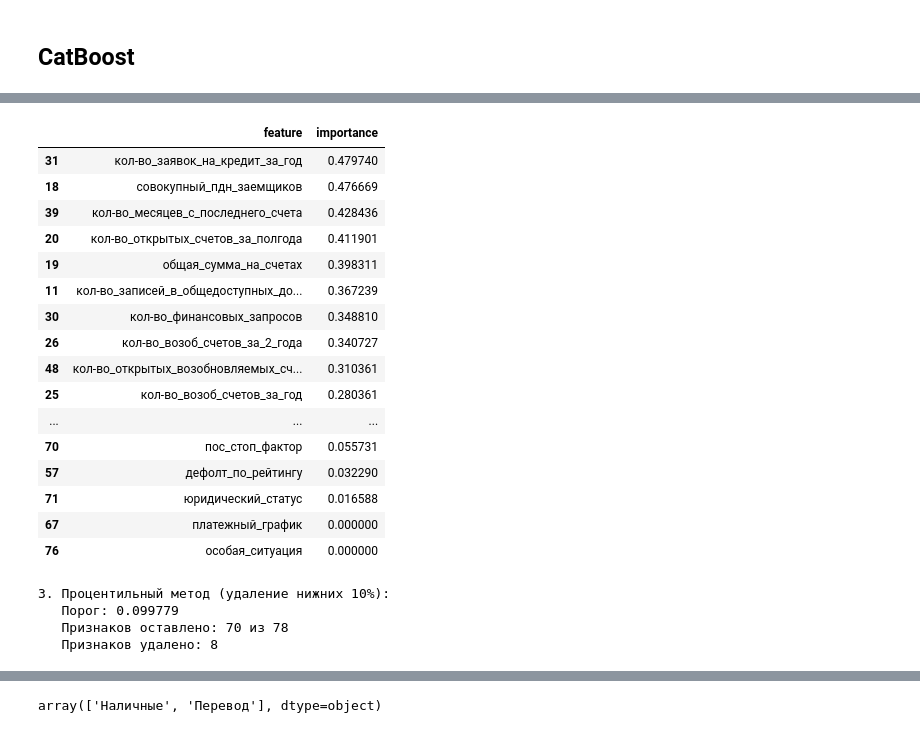
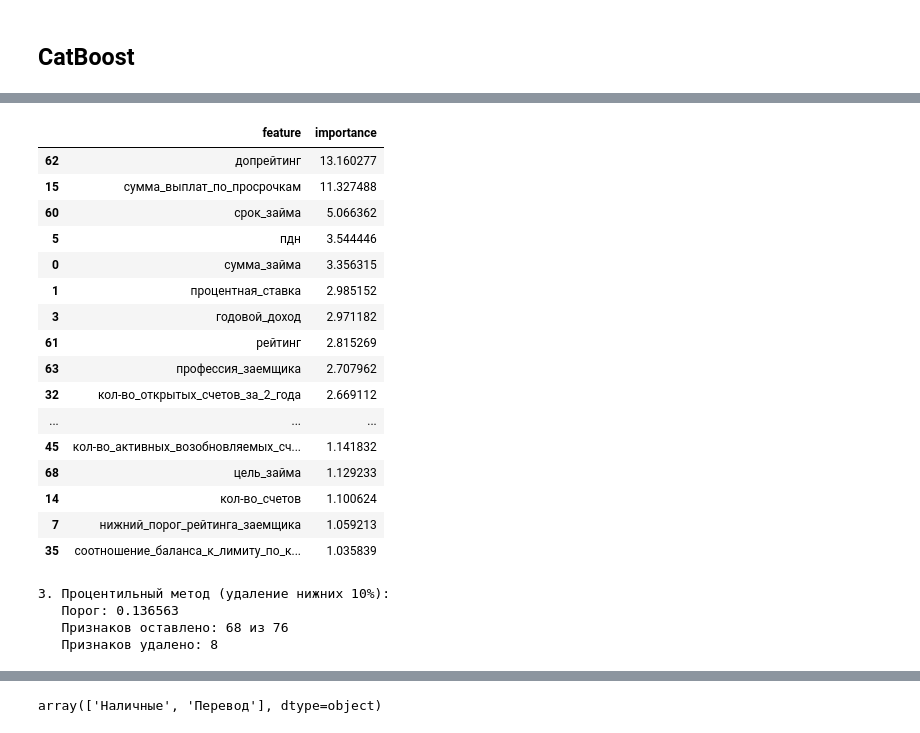
Before and after one commit to skytecat/CreditScoring, a Jupyter notebook: credit_scoring.ipynb, the cells around one changed output, grey strips where cells are left out. Drawn from its saved outputs; the diff is of its cells as text; code cells hidden in the pictures.

```diff
--- a/credit_scoring.ipynb
+++ b/credit_scoring.ipynb
@@ -446,0 +447,2 @@ Logistic Regression AUC: 0.6617
+# %%
+X_train = X_train.drop(['тип_предоставления_кредита', 'первоначальный_статус_займа'], axis=1)
@@ -993,25 +964,25 @@ importance_df = pd.DataFrame({
     'importance': importances
 }).sort_values('importance', ascending=False)
 # %%
-importance_df[50:]
+importance_df[:30]
 # %% [output]
 |  | feature | importance |
-| 31 | кол-во_заявок_на_кредит_за_год | 0.479740 |
-| 18 | совокупный_пдн_заемщиков | 0.476669 |
-| 39 | кол-во_месяцев_с_последнего_счета | 0.428436 |
-| 20 | кол-во_открытых_счетов_за_полгода | 0.411901 |
-| 19 | общая_сумма_на_счетах | 0.398311 |
-| 11 | кол-во_записей_в_общедоступных_до... | 0.367239 |
-| 30 | кол-во_финансовых_запросов | 0.348810 |
-| 26 | кол-во_возоб_счетов_за_2_года | 0.340727 |
-| 48 | кол-во_открытых_возобновляемых_сч... | 0.310361 |
-| 25 | кол-во_возоб_счетов_за_год | 0.280361 |
+| 62 | допрейтинг | 13.160277 |
+| 15 | сумма_выплат_по_просрочкам | 11.327488 |
+| 60 | срок_займа | 5.066362 |
+| 5 | пдн | 3.544446 |
+| 0 | сумма_займа | 3.356315 |
+| 1 | процентная_ставка | 2.985152 |
+| 3 | годовой_доход | 2.971182 |
+| 61 | рейтинг | 2.815269 |
+| 63 | профессия_заемщика | 2.707962 |
+| 32 | кол-во_открытых_счетов_за_2_года | 2.669112 |
 | ... | ... | ... |
-| 70 | пос_стоп_фактор | 0.055731 |
-| 57 | дефолт_по_рейтингу | 0.032290 |
-| 71 | юридический_статус | 0.016588 |
-| 67 | платежный_график | 0.000000 |
-| 76 | особая_ситуация | 0.000000 |
+| 45 | кол-во_активных_возобновляемых_сч... | 1.141832 |
+| 68 | цель_займа | 1.129233 |
+| 14 | кол-во_счетов | 1.100624 |
+| 7 | нижний_порог_рейтинга_заемщика | 1.059213 |
+| 35 | соотношение_баланса_к_лимиту_по_к... | 1.035839 |
 # %%
 # import numpy as np
 # import pandas as pd
@@ -1207,6 +1178,6 @@ def get_features_to_remove(importance_df, method='percentile', **kwargs):
     return features_to_remove, features_to_keep
 # %% [output]
 3. Процентильный метод (удаление нижних 10%):
-   Порог: 0.099779
-   Признаков оставлено: 70 из 78
+   Порог: 0.136563
+   Признаков оставлено: 68 из 76
    Признаков удалено: 8
```
Also changed, not shown: parts of 13 cells of this notebook.
